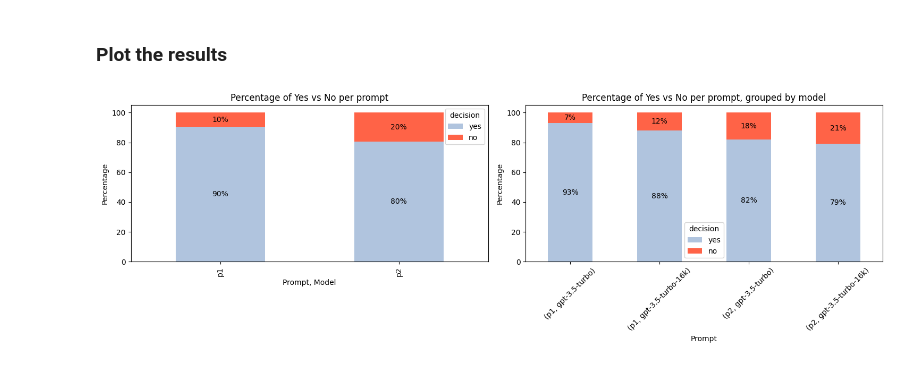
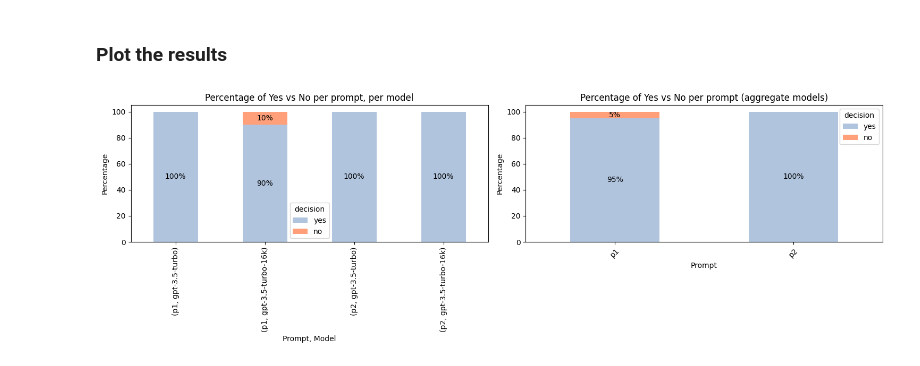
Before and after one commit to leftrightleft/smart-scan-experiments, a Jupyter notebook: analysis.ipynb, the cells around one changed output. Saved outputs shown, nothing was run; the diff lists cells and outputs as text; code cells hidden in the pictures.

```diff
--- a/analysis.ipynb
+++ b/analysis.ipynb
@@ -6,21 +0,0 @@
-# %%
-import aiohttp
-import asyncio
-import openai
-# Set up your OpenAI API key
-# openai.api_key = 'sk-...'
-async def create_chat_completion(prompt):
-    chat_completion_resp = await openai.ChatCompletion.acreate(model="gpt-4", messages=[{"role": "user", "content": prompt}])
-    return chat_completion_resp
-async def main():
-    # Example prompts
-    prompts = ["What is the capital of France?",
-               "How does photosynthesis work?",
-               "Who wrote 'Pride and Prejudice'?"]
-    # Gather results from all asynchronous tasks
-    results = await asyncio.gather(*(create_chat_completion(prompt) for prompt in prompts))
-    for prompt, result in zip(prompts, results):
-        print(f"Prompt: {prompt}")
-        print(f"Response: {result['choices'][0]['message']['content']}\n")
-
-await main()
@@ -125,7 +127,12 @@ def send_to_openai(source_diffs, prompts, models):
 # %%
 # Do the work
 source_diffs = read_files('data/diffs_with_alerts')
-responses = send_to_openai(source_diffs[:100], prompts, models)
+
+# Use this if you want to run the synchronous version (it's slower, though)
+# responses = send_to_openai(source_diffs[:2], prompts, models)
+
+# Use this if you want to run the asynchronous version (it's faster)
+responses = await send_to_openai_async(source_diffs[:10], prompts, models)
 # %% [markdown]
 ### Convert to dataframe
 # %%
@@ -151,38 +162,44 @@ df
 # %% [markdown]
 ### Plot the results
 # %%
+# Calculate the percentages per model, per prompt
+counts = df.groupby(['prompt', 'model', 'decision']).size().unstack()
+counts = counts[['yes', 'no']]
+percentages = counts.div(counts.sum(axis=1), axis=0) * 100
+color_map = {'yes': 'lightsteelblue', 'no': 'lightsalmon'}
+
 fig, axs = plt.subplots(1, 2, figsize=(15, 5))  # Create a figure and two subplots
 
 # Plot the percentages per model, per prompt on the first subplot
 ax = percentages.plot(kind='bar', stacked=True, color=[color_map[col] for col in percentages.columns], ax=axs[0])
 ax.set_xlabel('Prompt, Model')
 ax.set_ylabel('Percentage')
-ax.set_title('Percentage of Yes vs No per prompt')
+ax.set_title('Percentage of Yes vs No per prompt, per model')
 plt.xticks(rotation=45)
 for p in ax.patches:
     width, height = p.get_width(), p.get_height()
     x, y = p.get_xy()
     if height > 0:
         ax.annotate(f'{height:.0f}%', (x + width/2, y + height/2), ha='center', va='center')
 
-# Calculate the percentages per prompt grouped by model
-counts_per_prompt = df.groupby(['prompt', 'model', 'decision']).size().unstack()
+# Calculate the percentages per prompt (aggregate the models)
+counts_per_prompt = df.groupby(['prompt', 'decision']).size().unstack()
 counts_per_prompt = counts_per_prompt[['yes', 'no']]
 percentages_per_prompt = counts_per_prompt.div(counts_per_prompt.sum(axis=1), axis=0) * 100
 
 # Plot the percentages per prompt on the second subplot
 ax = percentages_per_prompt.plot(kind='bar', stacked=True, color=[color_map[col] for col in percentages_per_prompt.columns], ax=axs[1])
 ax.set_xlabel('Prompt')
 ax.set_ylabel('Percentage')
-ax.set_title('Percentage of Yes vs No per prompt, grouped by model')
+ax.set_title('Percentage of Yes vs No per prompt (aggregate models)')
 plt.xticks(rotation=45)
 for p in ax.patches:
     width, height = p.get_width(), p.get_height()
     x, y = p.get_xy()
     if height > 0:
         ax.annotate(f'{height:.0f}%', (x + width/2, y + height/2), ha='center', va='center')
 
 plt.tight_layout()  # Adjust the layout so the plots don't overlap
 plt.show()
 # %% [output]
-[figure, old version]
+[figure, new version]
```
Also changed, not shown: parts of 7 cells of this notebook.
